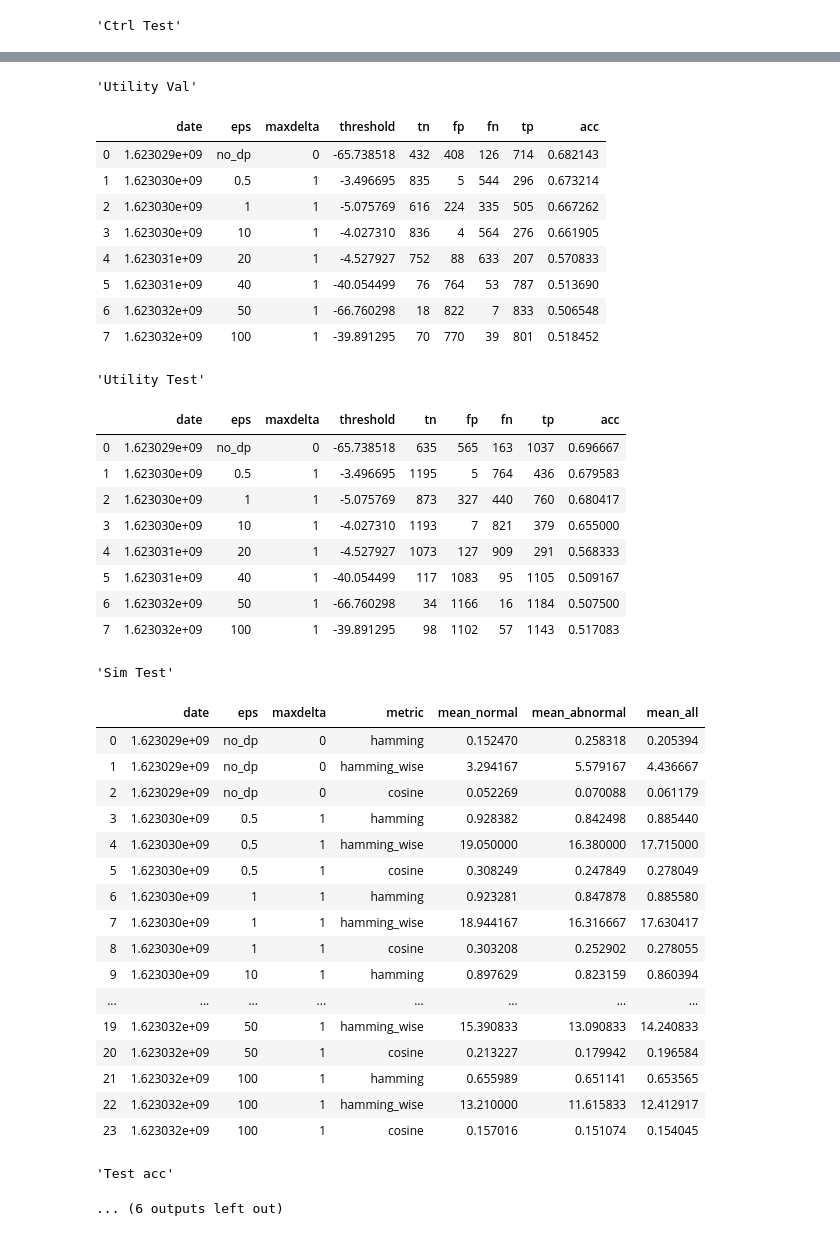
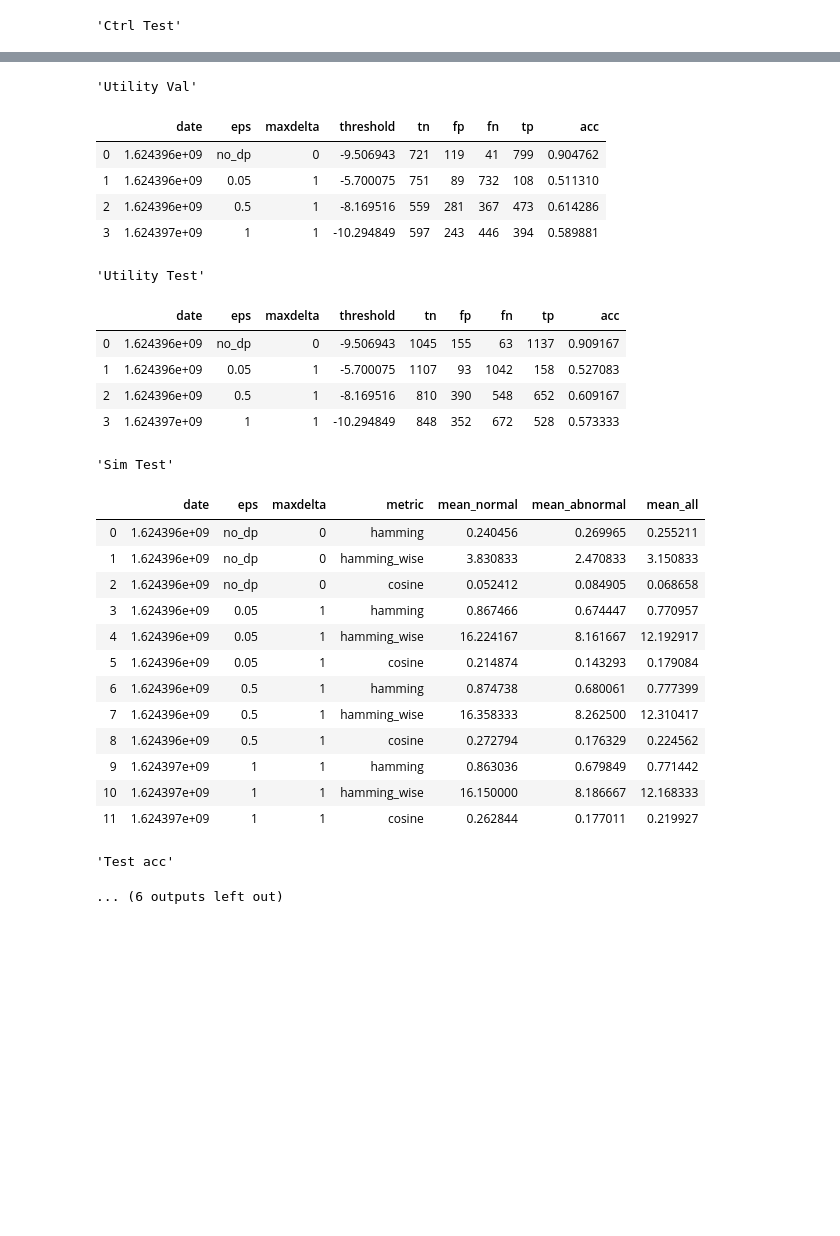
Before and after one commit to ramiroviszan/dp-gem, a Jupyter notebook: result_visualization.ipynb, the cells around one changed output, grey strips where cells are left out. Drawn from its saved outputs; the diff is of its cells as text; code cells hidden in the pictures; blank space fills up the shorter version.

```diff
--- a/result_visualization.ipynb
+++ b/result_visualization.ipynb
@@ -47,12 +47,14 @@ def plot_exp_res(exp_name, df1, df2, df3, df4, df5, utility_metric, privacy_loss
         y_u = y_u[1:]
         y_l = y_l[1:]
 
-    x_u = np.array(x_u, dtype=int)
-    x_l = np.array(x_l, dtype=int)
+    x_u = np.array(x_u, dtype=float)
+    x_l = np.array(x_l, dtype=float)
+
 
     plt.plot(x_u, y_u, color=next(cycol))
     plt.plot(x_l, y_l, color=next(cycol))
     plt.xlabel("eps")
+    plt.savefig(str(exp_name) + "_" + str(utility_metric) + "_" + str(exp_name) + "_" + str(privacy_loss_metric) + " _ " + str(no_dp_legend))
     return [exp_name + "_" + utility_metric, exp_name + "_" + privacy_loss_metric] + no_dp_legend
 # %%
 def process_res(exp_name, show_tables=False, utility_metric="acc", privacy_loss_metric = "hamming"):
@@ -62,7 +64,7 @@ def process_res(exp_name, show_tables=False, utility_metric="acc", privacy_loss_
     legend = plot_exp_res(exp_name, *tables, utility_metric, privacy_loss_metric)
     return legend
 # %%
-exps = ['deeplog2_a']
+exps = ['deeplog2_a2']
 plot_lengends = []
 for exp_name in exps:
     display(exp_name)
@@ -108,7 +105,7 @@ plt.show()
 'Test acc'
 ... (6 outputs left out)
 # %%
-exps = ['deeplog2_b']
+exps = ['deeplog2_b2']
 plot_lengends = []
 for exp_name in exps:
     display(exp_name)
@@ -164,7 +151,7 @@ plt.show()
 'Test acc'
 ... (6 outputs left out)
 # %%
-exps = ['deeplog2_c']
+exps = ['deeplog2_c2']
 plot_lengends = []
 for exp_name in exps:
     display(exp_name)
@@ -188,40 +171,28 @@ plt.show()
 'Utility Val'
 |  | date | eps | maxdelta | threshold | tn | fp | fn | tp | acc |
-| 0 | 1.623029e+09 | no_dp | 0 | -65.738518 | 432 | 408 | 126 | 714 | 0.682143 |
-| 1 | 1.623030e+09 | 0.5 | 1 | -3.496695 | 835 | 5 | 544 | 296 | 0.673214 |
-| 2 | 1.623030e+09 | 1 | 1 | -5.075769 | 616 | 224 | 335 | 505 | 0.667262 |
-| 3 | 1.623030e+09 | 10 | 1 | -4.027310 | 836 | 4 | 564 | 276 | 0.661905 |
-| 4 | 1.623031e+09 | 20 | 1 | -4.527927 | 752 | 88 | 633 | 207 | 0.570833 |
-| 5 | 1.623031e+09 | 40 | 1 | -40.054499 | 76 | 764 | 53 | 787 | 0.513690 |
-| 6 | 1.623032e+09 | 50 | 1 | -66.760298 | 18 | 822 | 7 | 833 | 0.506548 |
-| 7 | 1.623032e+09 | 100 | 1 | -39.891295 | 70 | 770 | 39 | 801 | 0.518452 |
+| 0 | 1.624396e+09 | no_dp | 0 | -9.506943 | 721 | 119 | 41 | 799 | 0.904762 |
+| 1 | 1.624396e+09 | 0.05 | 1 | -5.700075 | 751 | 89 | 732 | 108 | 0.511310 |
+| 2 | 1.624396e+09 | 0.5 | 1 | -8.169516 | 559 | 281 | 367 | 473 | 0.614286 |
+| 3 | 1.624397e+09 | 1 | 1 | -10.294849 | 597 | 243 | 446 | 394 | 0.589881 |
 'Utility Test'
 |  | date | eps | maxdelta | threshold | tn | fp | fn | tp | acc |
-| 0 | 1.623029e+09 | no_dp | 0 | -65.738518 | 635 | 565 | 163 | 1037 | 0.696667 |
-| 1 | 1.623030e+09 | 0.5 | 1 | -3.496695 | 1195 | 5 | 764 | 436 | 0.679583 |
-| 2 | 1.623030e+09 | 1 | 1 | -5.075769 | 873 | 327 | 440 | 760 | 0.680417 |
-| 3 | 1.623030e+09 | 10 | 1 | -4.027310 | 1193 | 7 | 821 | 379 | 0.655000 |
-| 4 | 1.623031e+09 | 20 | 1 | -4.527927 | 1073 | 127 | 909 | 291 | 0.568333 |
-| 5 | 1.623031e+09 | 40 | 1 | -40.054499 | 117 | 1083 | 95 | 1105 | 0.509167 |
-| 6 | 1.623032e+09 | 50 | 1 | -66.760298 | 34 | 1166 | 16 | 1184 | 0.507500 |
-| 7 | 1.623032e+09 | 100 | 1 | -39.891295 | 98 | 1102 | 57 | 1143 | 0.517083 |
+| 0 | 1.624396e+09 | no_dp | 0 | -9.506943 | 1045 | 155 | 63 | 1137 | 0.909167 |
+| 1 | 1.624396e+09 | 0.05 | 1 | -5.700075 | 1107 | 93 | 1042 | 158 | 0.527083 |
+| 2 | 1.624396e+09 | 0.5 | 1 | -8.169516 | 810 | 390 | 548 | 652 | 0.609167 |
+| 3 | 1.624397e+09 | 1 | 1 | -10.294849 | 848 | 352 | 672 | 528 | 0.573333 |
 'Sim Test'
 |  | date | eps | maxdelta | metric | mean_normal | mean_abnormal | mean_all |
-| 0 | 1.623029e+09 | no_dp | 0 | hamming | 0.152470 | 0.258318 | 0.205394 |
-| 1 | 1.623029e+09 | no_dp | 0 | hamming_wise | 3.294167 | 5.579167 | 4.436667 |
-| 2 | 1.623029e+09 | no_dp | 0 | cosine | 0.052269 | 0.070088 | 0.061179 |
-| 3 | 1.623030e+09 | 0.5 | 1 | hamming | 0.928382 | 0.842498 | 0.885440 |
-| 4 | 1.623030e+09 | 0.5 | 1 | hamming_wise | 19.050000 | 16.380000 | 17.715000 |
-| 5 | 1.623030e+09 | 0.5 | 1 | cosine | 0.308249 | 0.247849 | 0.278049 |
-| 6 | 1.623030e+09 | 1 | 1 | hamming | 0.923281 | 0.847878 | 0.885580 |
-| 7 | 1.623030e+09 | 1 | 1 | hamming_wise | 18.944167 | 16.316667 | 17.630417 |
-| 8 | 1.623030e+09 | 1 | 1 | cosine | 0.303208 | 0.252902 | 0.278055 |
-| 9 | 1.623030e+09 | 10 | 1 | hamming | 0.897629 | 0.823159 | 0.860394 |
-| ... | ... | ... | ... | ... | ... | ... | ... |
-| 19 | 1.623032e+09 | 50 | 1 | hamming_wise | 15.390833 | 13.090833 | 14.240833 |
-| 20 | 1.623032e+09 | 50 | 1 | cosine | 0.213227 | 0.179942 | 0.196584 |
-| 21 | 1.623032e+09 | 100 | 1 | hamming | 0.655989 | 0.651141 | 0.653565 |
-| 22 | 1.623032e+09 | 100 | 1 | hamming_wise | 13.210000 | 11.615833 | 12.412917 |
-| 23 | 1.623032e+09 | 100 | 1 | cosine | 0.157016 | 0.151074 | 0.154045 |
+| 0 | 1.624396e+09 | no_dp | 0 | hamming | 0.240456 | 0.269965 | 0.255211 |
+| 1 | 1.624396e+09 | no_dp | 0 | hamming_wise | 3.830833 | 2.470833 | 3.150833 |
+| 2 | 1.624396e+09 | no_dp | 0 | cosine | 0.052412 | 0.084905 | 0.068658 |
+| 3 | 1.624396e+09 | 0.05 | 1 | hamming | 0.867466 | 0.674447 | 0.770957 |
+| 4 | 1.624396e+09 | 0.05 | 1 | hamming_wise | 16.224167 | 8.161667 | 12.192917 |
+| 5 | 1.624396e+09 | 0.05 | 1 | cosine | 0.214874 | 0.143293 | 0.179084 |
+| 6 | 1.624396e+09 | 0.5 | 1 | hamming | 0.874738 | 0.680061 | 0.777399 |
+| 7 | 1.624396e+09 | 0.5 | 1 | hamming_wise | 16.358333 | 8.262500 | 12.310417 |
+| 8 | 1.624396e+09 | 0.5 | 1 | cosine | 0.272794 | 0.176329 | 0.224562 |
+| 9 | 1.624397e+09 | 1 | 1 | hamming | 0.863036 | 0.679849 | 0.771442 |
+| 10 | 1.624397e+09 | 1 | 1 | hamming_wise | 16.150000 | 8.186667 | 12.168333 |
+| 11 | 1.624397e+09 | 1 | 1 | cosine | 0.262844 | 0.177011 | 0.219927 |
 'Test acc'
 ... (6 outputs left out)
```
Also changed, not shown: parts of 4 cells of this notebook, 11 other files.
